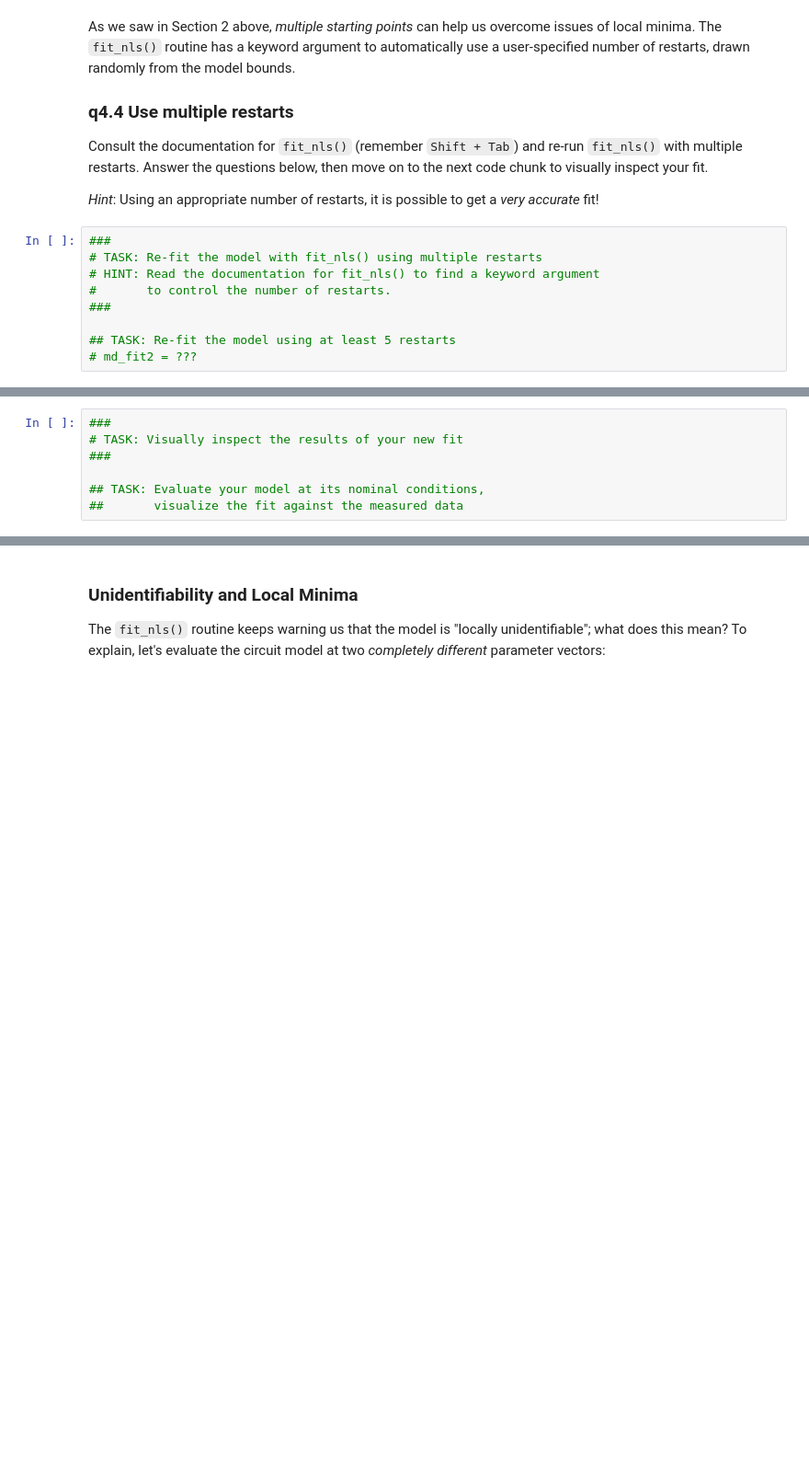
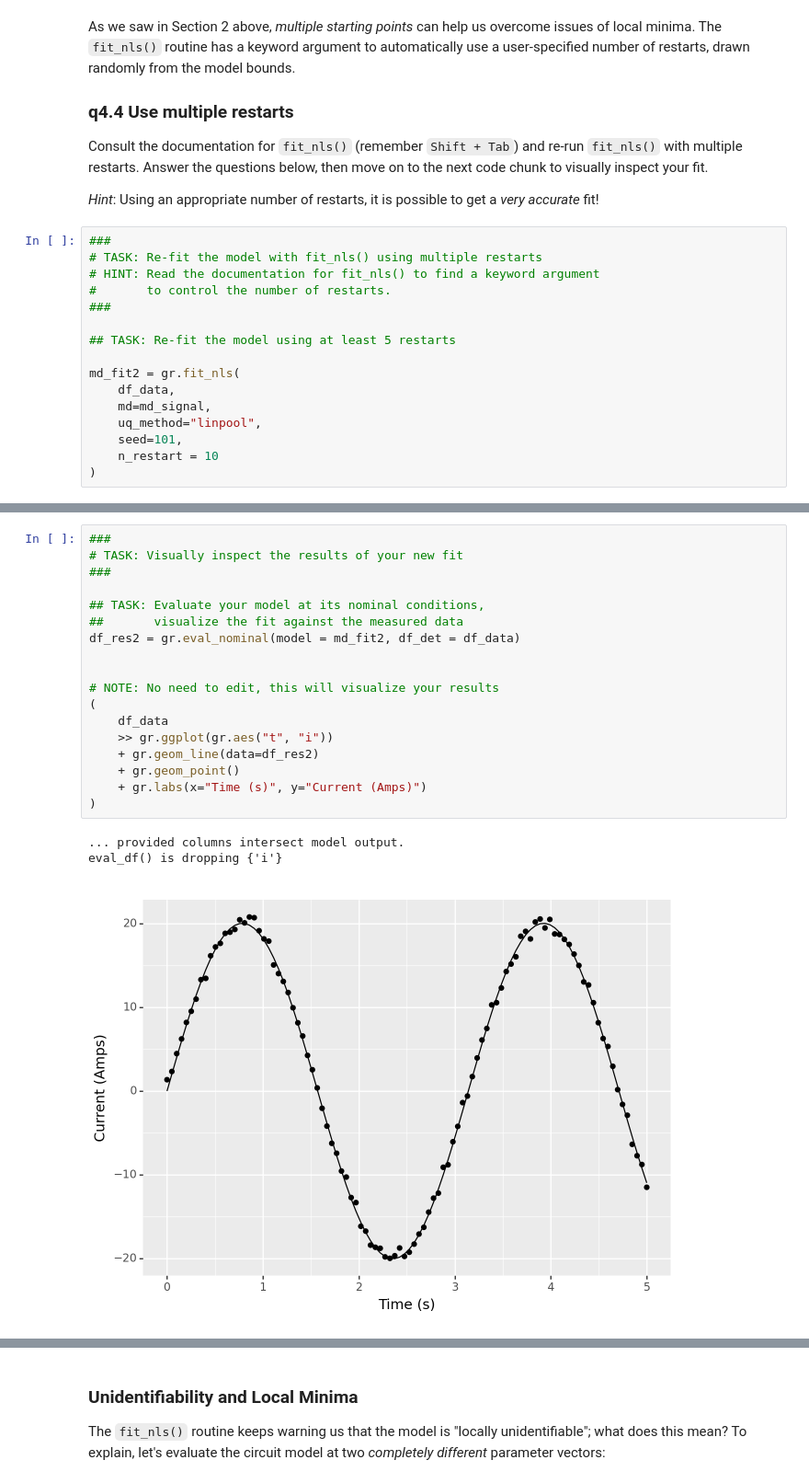
Before and after one commit to amineeva/PDO, a Jupyter notebook: assignments/nb1-unconstrained-assignment.ipynb, the cells around one changed output, grey strips where cells are left out. Shown at 92% size. Drawn from its saved outputs; the diff is of its cells as text; blank space fills up the shorter version.

```diff
--- a/assignments/nb1-unconstrained-assignment.ipynb
+++ b/assignments/nb1-unconstrained-assignment.ipynb
@@ -799,4 +831,11 @@ Consult the documentation for `fit_nls()` (remember `Shift + Tab`) and re-run `f
 ###
 
 ## TASK: Re-fit the model using at least 5 restarts
-# md_fit2 = ???
+
+md_fit2 = gr.fit_nls(
+    df_data,
+    md=md_signal,
+    uq_method="linpool",
+    seed=101,
+    n_restart = 10
+)
@@ -814,7 +871,22 @@ Consult the documentation for `fit_nls()` (remember `Shift + Tab`) and re-run `f
 # %%
 ###
 # TASK: Visually inspect the results of your new fit
 ###
 
 ## TASK: Evaluate your model at its nominal conditions,
 ##       visualize the fit against the measured data
+df_res2 = gr.eval_nominal(model = md_fit2, df_det = df_data)
+
+
+# NOTE: No need to edit, this will visualize your results
+(
+    df_data
+    >> gr.ggplot(gr.aes("t", "i"))
+    + gr.geom_line(data=df_res2)
+    + gr.geom_point()
+    + gr.labs(x="Time (s)", y="Current (Amps)")
+)
+# %% [output]
+... provided columns intersect model output.
+eval_df() is dropping {'i'}
+[figure, added]
```
Also changed, not shown: parts of 14 cells of this notebook.
